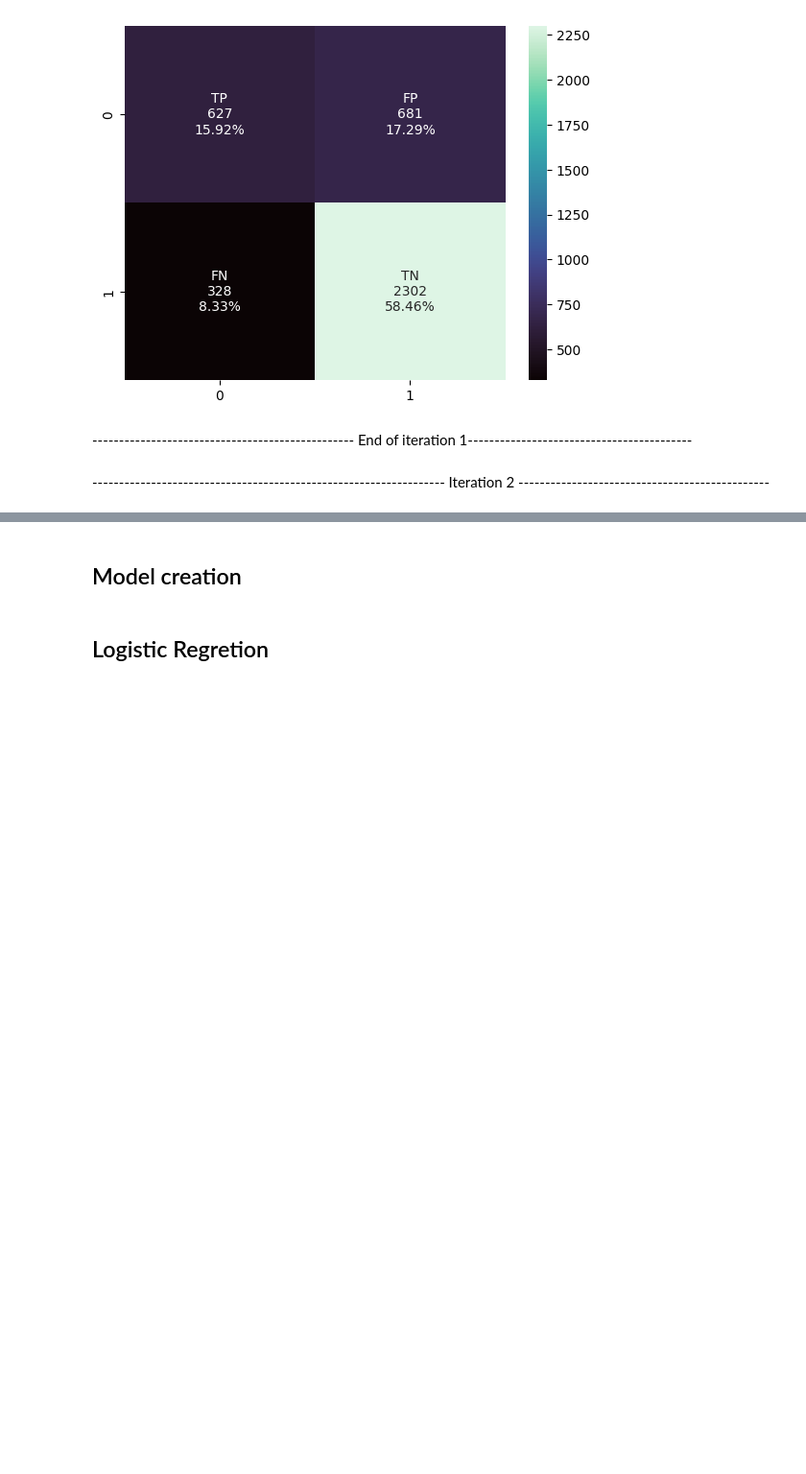
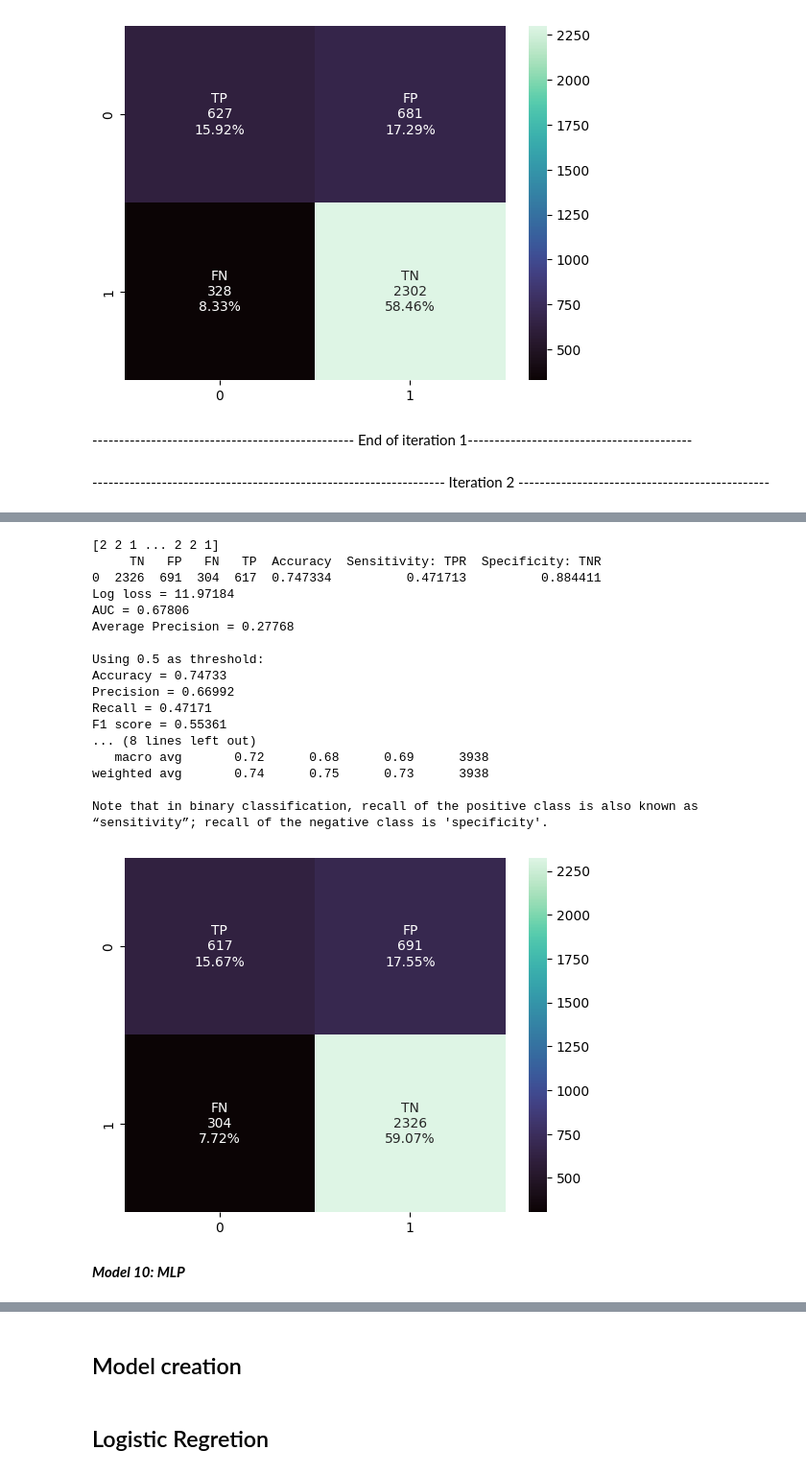
Before and after one commit to hicranA/2018_BRFSS_survey_data_anlaysis, a Jupyter notebook: dataProcessing.ipynb, the cells around one changed output, grey strips where cells are left out. Shown: that part at 96% size. Drawn from its saved outputs; the diff is of its cells as text; code cells hidden in the pictures; blank space fills up the shorter version.

```diff
--- a/dataProcessing.ipynb
+++ b/dataProcessing.ipynb
@@ -341,0 +474,25 @@ Note that in binary classification, recall of the positive class is also known a
+# %%
+m9_svm, m9_y_pred_svm  = sVMMaker(X_train=X_train_reduced2, y_train=y_train, X_test=X_test_reduced2)
+# %%
+m9_svm_result = printAccuracy(y_test, m9_y_pred_svm)
+# %% [output]
+[2 2 1 ... 2 2 1]
+     TN   FP   FN   TP  Accuracy  Sensitivity: TPR  Specificity: TNR
+0  2326  691  304  617  0.747334          0.471713          0.884411
+Log loss = 11.97184
+AUC = 0.67806
+Average Precision = 0.27768
+
+Using 0.5 as threshold:
+Accuracy = 0.74733
+Precision = 0.66992
+Recall = 0.47171
+F1 score = 0.55361
+... (8 lines left out)
+   macro avg       0.72      0.68      0.69      3938
+weighted avg       0.74      0.75      0.73      3938
+
+Note that in binary classification, recall of the positive class is also known as “sensitivity”; recall of the negative class is 'specificity'.
+[figure, added]
+# %% [markdown]
+***Model 10: MLP***
```
Also changed, not shown: parts of 85 cells of this notebook.
